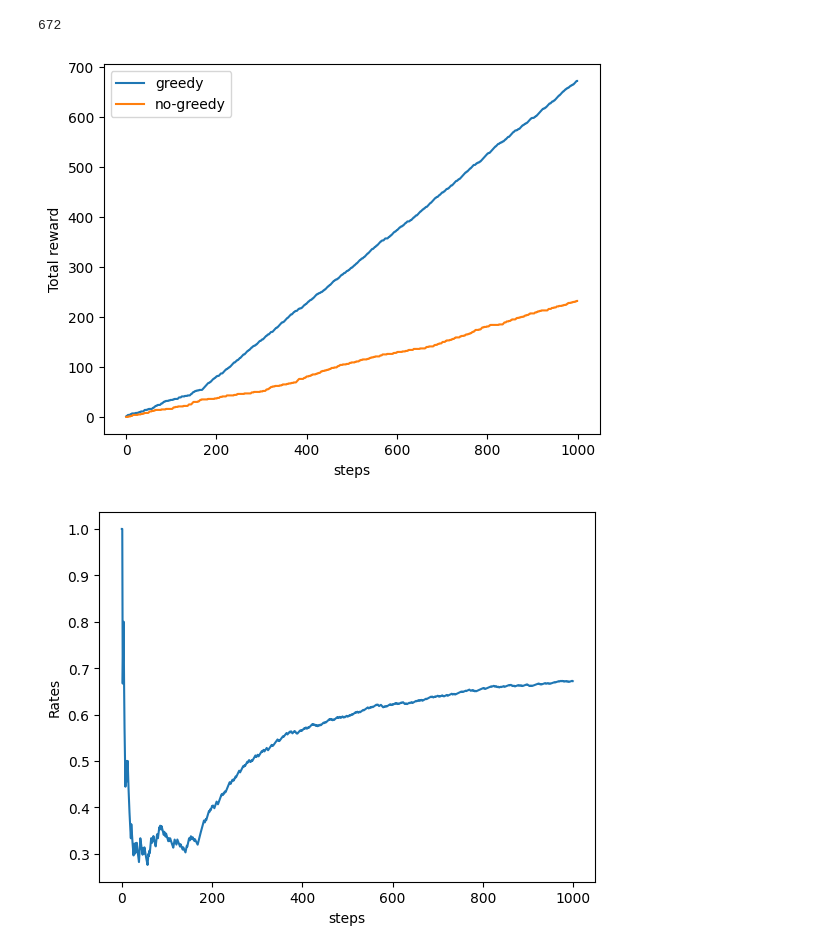
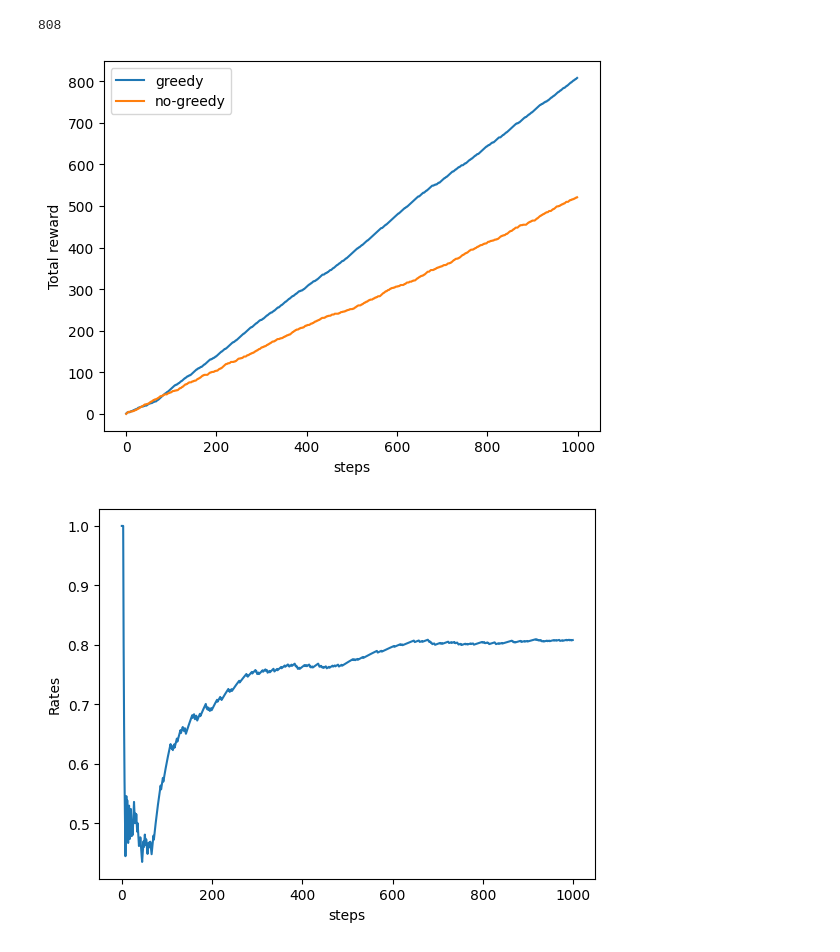
Before and after one commit to 4nands/4nands.github.io, a Jupyter notebook: Bandit.ipynb, the cells around one changed output. Drawn from its saved outputs; the diff is of its cells as text; code cells hidden in the pictures.

```diff
--- a/Bandit.ipynb
+++ b/Bandit.ipynb
@@ -12,7 +12,7 @@ class Bandit:
 
   def play(self,arm):
 
-    return (np.random.rand() > self.rates[arm]).astype(int)
+    return (self.rates[arm]> np.random.rand()).astype(int)
 
 
 class Agent:
@@ -55,33 +55,33 @@ for step in range(steps):
   total_reward += reward
 
   total_rewards += [total_reward]
   rates += [total_reward/(step+1)]
 
 print(total_reward)
 
 
 total_reward2 = 0
 total_rewards2 = []
 
 for step in range(steps):
   action = np.random.randint(M)
   total_reward2 += bandit.play(action)
   total_rewards2 += [total_reward2]
 
 
 
 plt.ylabel('Total reward')
 plt.xlabel('steps')
 plt.plot(total_rewards,label='greedy')
 plt.plot(total_rewards2,label='no-greedy')
 plt.legend(loc='best')
 plt.show()
 
 plt.ylabel('Rates')
 plt.xlabel('steps')
 plt.plot(rates)
 plt.show()
 # %% [output]
-672
+808
-[figure, old version]
+[figure, new version]
-[figure, old version]
+[figure, new version]
```
Also changed, not shown: parts of 1 cell of this notebook.
